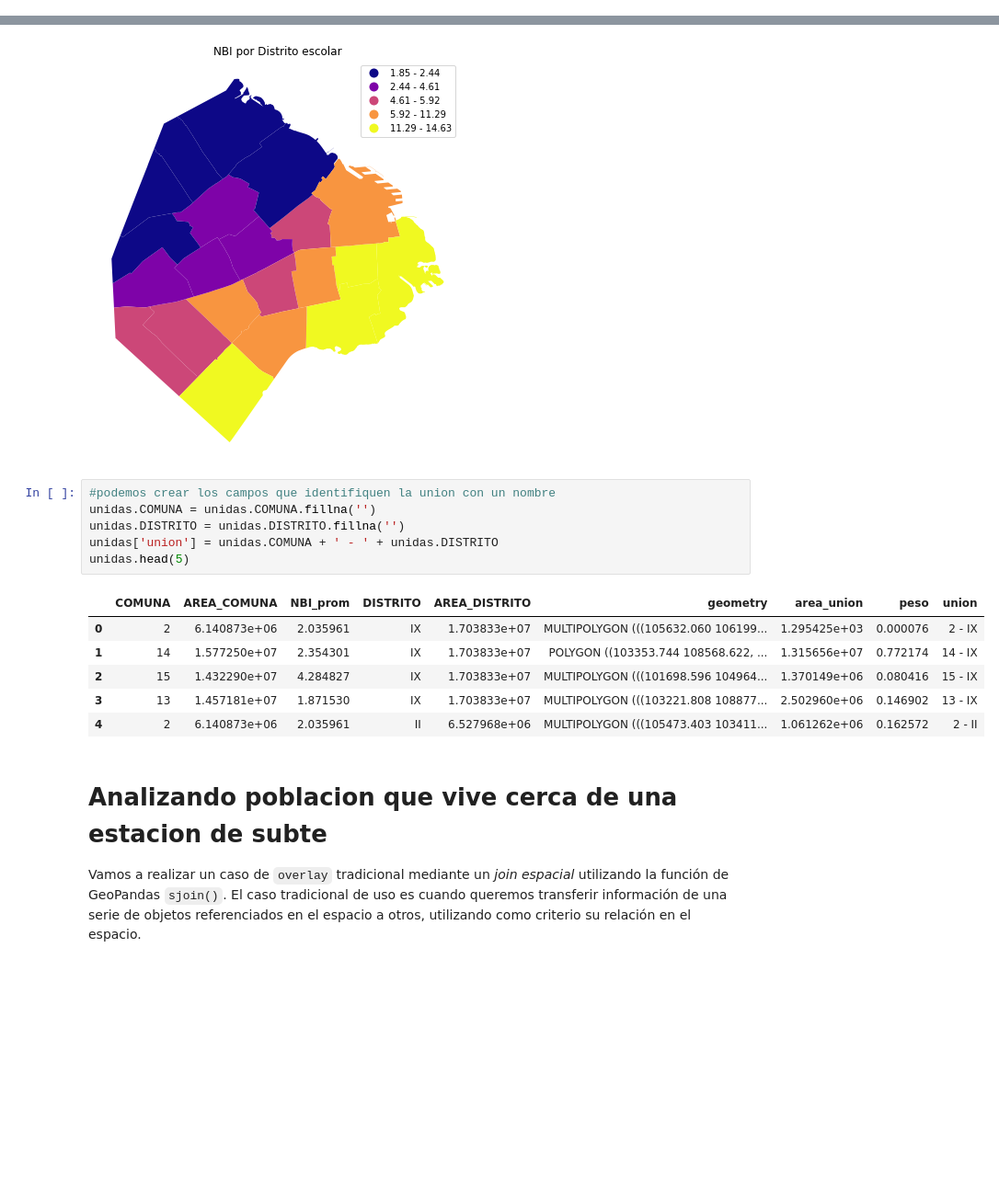
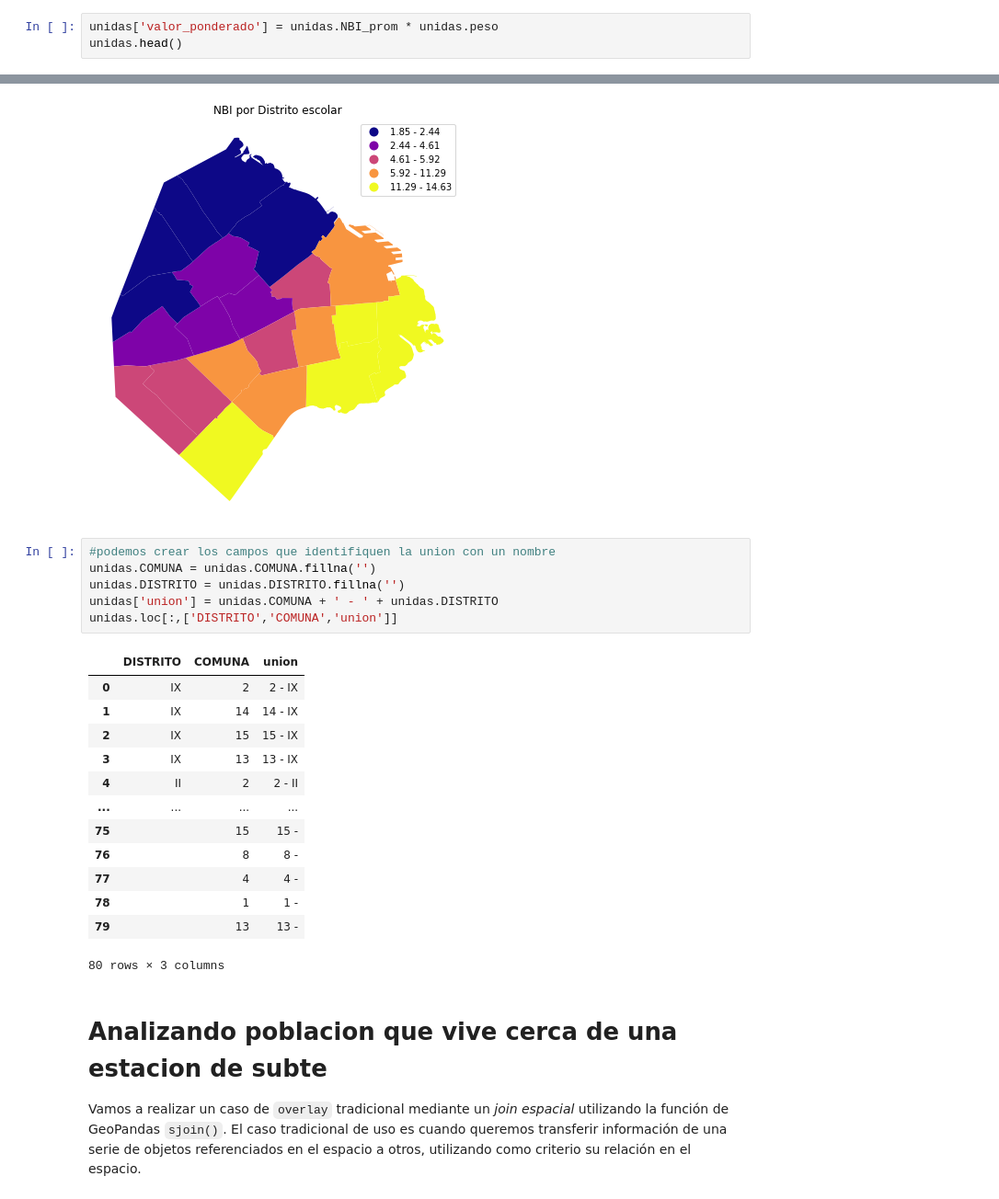
Before and after one commit to alephcero/analisis_espacial_python_2019, a Jupyter notebook: clase_5/lab05_unidades_espaciales.ipynb, the cells around one changed output, grey strips where cells are left out. Shown at 92% size. Drawn from its saved outputs; the diff is of its cells as text; blank space fills up the shorter version.

```diff
--- a/clase_5/lab05_unidades_espaciales.ipynb
+++ b/clase_5/lab05_unidades_espaciales.ipynb
@@ -354,0 +378,3 @@ tabla.head()
+# %%
+unidas['valor_ponderado'] = unidas.NBI_prom * unidas.peso
+unidas.head()
@@ -375,16 +438,23 @@ ax.set_title('NBI por Distrito escolar');
 # %%
 #podemos crear los campos que identifiquen la union con un nombre
 unidas.COMUNA = unidas.COMUNA.fillna('')
 unidas.DISTRITO = unidas.DISTRITO.fillna('')
 unidas['union'] = unidas.COMUNA + ' - ' + unidas.DISTRITO
-unidas.head(5)
+unidas.loc[:,['DISTRITO','COMUNA','union']]
 # %% [output]
-|  | COMUNA | AREA_COMUNA | NBI_prom | DISTRITO | AREA_DISTRITO | geometry | area_union | peso | union |
-| 0 | 2 | 6.140873e+06 | 2.035961 | IX | 1.703833e+07 | MULTIPOLYGON (((105632.060 106199... | 1.295425e+03 | 0.000076 | 2 - IX |
-| 1 | 14 | 1.577250e+07 | 2.354301 | IX | 1.703833e+07 | POLYGON ((103353.744 108568.622, ... | 1.315656e+07 | 0.772174 | 14 - IX |
-| 2 | 15 | 1.432290e+07 | 4.284827 | IX | 1.703833e+07 | MULTIPOLYGON (((101698.596 104964... | 1.370149e+06 | 0.080416 | 15 - IX |
-| 3 | 13 | 1.457181e+07 | 1.871530 | IX | 1.703833e+07 | MULTIPOLYGON (((103221.808 108877... | 2.502960e+06 | 0.146902 | 13 - IX |
-| 4 | 2 | 6.140873e+06 | 2.035961 | II | 6.527968e+06 | MULTIPOLYGON (((105473.403 103411... | 1.061262e+06 | 0.162572 | 2 - II |
+|  | DISTRITO | COMUNA | union |
+| 0 | IX | 2 | 2 - IX |
+| 1 | IX | 14 | 14 - IX |
+| 2 | IX | 15 | 15 - IX |
+| 3 | IX | 13 | 13 - IX |
+| 4 | II | 2 | 2 - II |
+| ... | ... | ... | ... |
+| 75 |  | 15 | 15 - |
+| 76 |  | 8 | 8 - |
+| 77 |  | 4 | 4 - |
+| 78 |  | 1 | 1 - |
+| 79 |  | 13 | 13 - |
+80 rows × 3 columns
 # %% [markdown]
 # Analizando poblacion que vive cerca de una estacion de subte
 
```
Also changed, not shown: parts of 20 cells of this notebook, 11 other files.
